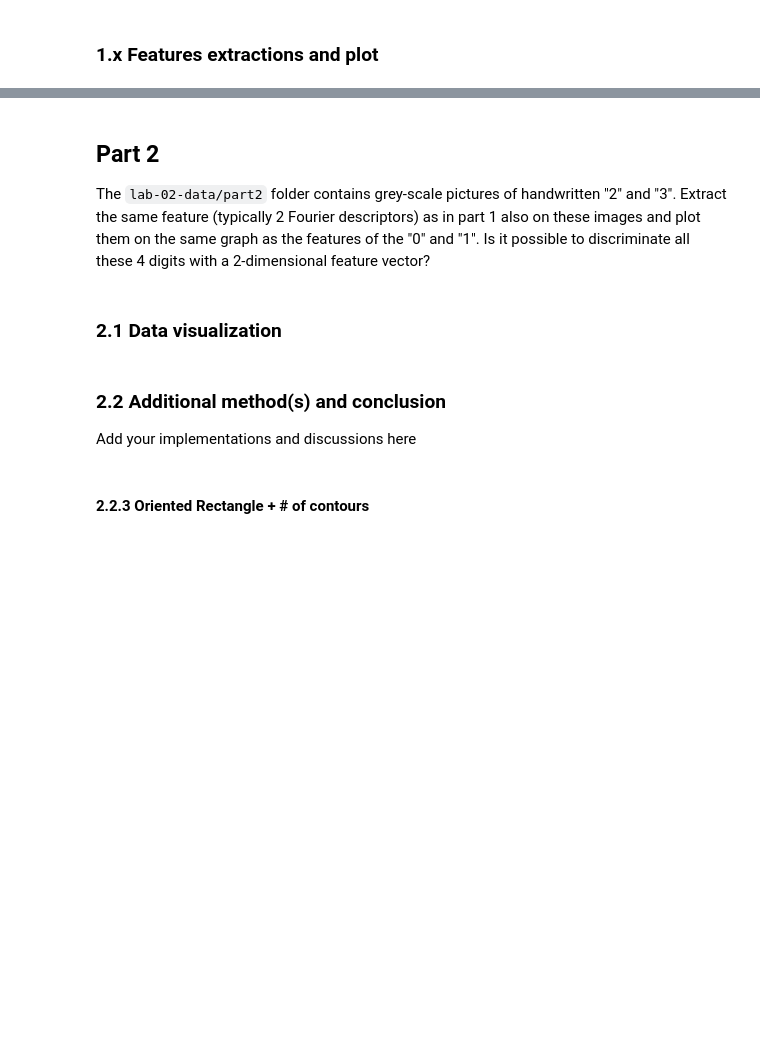
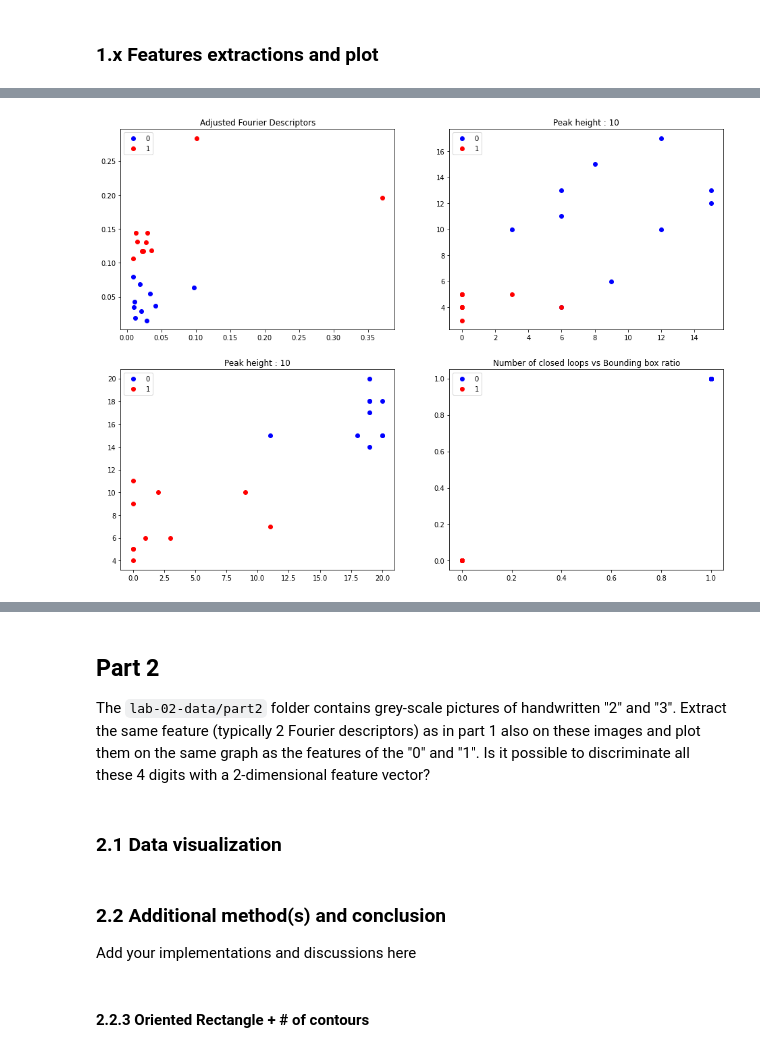
Before and after one commit to JambonSama/image_analysis_and_pattern_recognition_labs, a Jupyter notebook: labs/lab_02_object_description.ipynb, the cells around one changed output, grey strips where cells are left out. Drawn from its saved outputs; the diff is of its cells as text; code cells hidden in the pictures; blank space fills up the shorter version.

Commit message:
modified : Cells organization in lab 2.

```diff
--- a/labs/lab_02_object_description.ipynb
+++ b/labs/lab_02_object_description.ipynb
@@ -437,0 +326,83 @@ def getClosedLoops(img):
+# %%
+# Applying basic morphological operation to clean imgs
+morph_0 = [False,False,False,False,False,False,False,False,False,False]
+morph_1 = [False,False,False,False,False,False,False,False,True,False]
+imgs_m_0 = applyMorphology(imgs_0, morph_0)
+imgs_m_1 = applyMorphology(imgs_1, morph_1)
+
+# Computing number of peaks before transformation
+peak_value = 5
+nb_peak_x_0, nb_peak_y_0 = countPeakOnAxes(imgs_m_0,peak_value)
+nb_peak_x_1, nb_peak_y_1 = countPeakOnAxes(imgs_m_1,peak_value)
+
+# Applying transformation
+mt_0 = transform(imgs_m_0)
+mt_1 = transform(imgs_m_1)
+
+# Computing number of peaks after transformation
+peak_value = 10
+nb_peak_xmt_0, nb_peak_ymt_0 = countPeakOnAxes(mt_0,peak_value)
+nb_peak_xmt_1, nb_peak_ymt_1 = countPeakOnAxes(mt_1,peak_value)
+
+# Computing the adjusted Fourier Descriptors and keeping only the first two
+modules_0 = np.zeros((10,2))
+modules_1 = np.zeros((10,2))
+
+for img_0, img_1, i in zip(imgs_0, imgs_1, range(10)):
+    m = afd(img_0)
+    modules_0[i,:] = m[0:2]
+    m = afd(img_1)
+    modules_1[i,:] = m[0:2]
+
+# # Print
+# for nbx, nby, i in zip(nb_peak_xmt_0, nb_peak_ymt_0, range(10)):
+#     print("Figure 0_" +str(i)+ " peak x: " +str(nbx)+" peak y: " +str(nby))
+
+# for nbx, nby, i in zip(nb_peak_xmt_1, nb_peak_ymt_1, range(10)):
+#     print("Figure 1_" +str(i)+ " peak x: " +str(nbx)+" peak y: " +str(nby))
+
+# Computing the number of closed loops and the ratio of the rotated bounding box
+ratio_0 = np.zeros(10)
+ratio_1 = np.zeros(10)
+cl_0 = np.zeros(10)
+cl_1 = np.zeros(10)
+
+for img_0, img_1, i in zip(imgs_0, imgs_1, range(10)):
+    cl_0[i] = getClosedLoops(img_0)
+    cl_1[i] = getClosedLoops(img_1)
+    ratio_0[i] = getClosedLoops(img_0)
+    ratio_1[i] = getClosedLoops(img_1)
+
+# Plots
+n_lin = 2
+n_col = 2
+size = 6
+fig, ax = plt.subplots(n_lin, n_col, figsize=(size*0.4/0.3*n_col, size*n_lin))
+
+ax[0,0].plot(modules_0[:,0], modules_0[:,1], "bo", label="0")
+ax[0,0].plot(modules_1[:,0], modules_1[:,1], "ro", label="1")
+ax[0,0].legend(loc="upper left")
+ax[0,0].set_title(f"Adjusted Fourier Descriptors")
+
+ax[1,0].plot(nb_peak_x_0, nb_peak_y_0, "bo", label='0')
+ax[1,0].plot(nb_peak_x_1, nb_peak_y_1, "ro", label='1')
+ax[1,0].legend(loc='upper left')
+ax[1,0].set_title(f"Peak height : {peak_value}")
+# plotNumber(nb_peak_x_0, nb_peak_y_0)
+# plotNumber(nb_peak_x_1, nb_peak_y_1)
+
+ax[0,1].plot(nb_peak_xmt_0, nb_peak_ymt_0, "bo", label='0')
+ax[0,1].plot(nb_peak_xmt_1, nb_peak_ymt_1, "ro", label='1')
+ax[0,1].legend(loc='upper left')
+ax[0,1].set_title(f"Peak height : {peak_value}")
+# plotNumber(nb_peak_xmt_0, nb_peak_ymt_0)
+# plotNumber(nb_peak_xmt_1, nb_peak_ymt_1)
+
+ax[1,1].plot(cl_0, ratio_0, "bo", label='0')
+ax[1,1].plot(cl_1, ratio_1, "ro", label='1')
+ax[1,1].legend(loc='upper left')
+ax[1,1].set_title(f"Number of closed loops vs Bounding box ratio")
+
+# End of cell
+print("Done")
+# %% [output]
@@ -438,3 +410,4 @@ def getClosedLoops(img):
+[figure, added]
 # %%
 ## rotated rectangle + nb of closed loops
 
```
Also changed, not shown: parts of 9 cells of this notebook.
